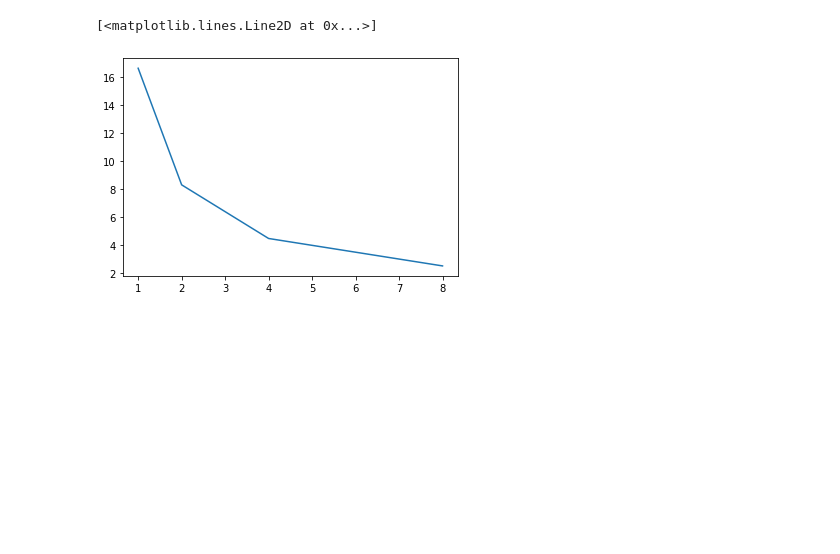
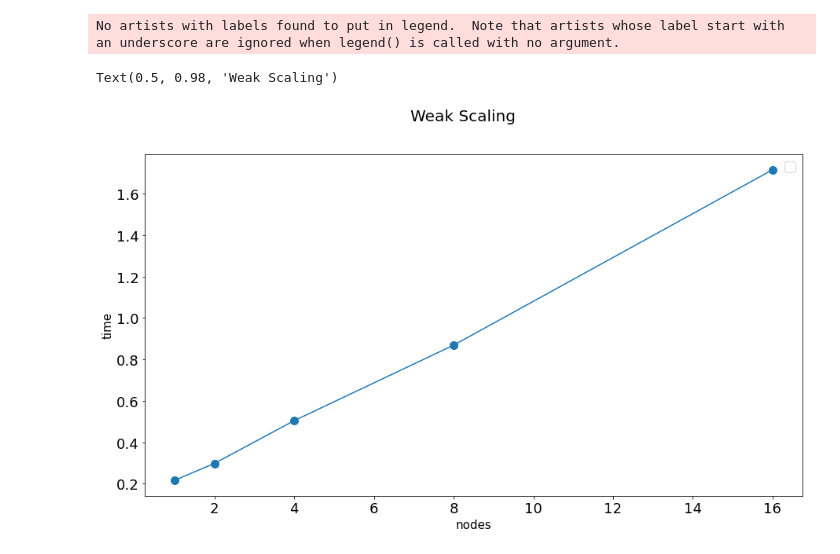
Before and after one commit to juexZZ/sparse-attention-c, a Jupyter notebook: result/result.ipynb, the cells around one changed output. Cells and saved outputs as stored; diff of their text form; code cells hidden in the pictures; blank space fills up the shorter version.

Commit message:
finalize data

```diff
--- a/result/result.ipynb
+++ b/result/result.ipynb
@@ -4,13 +4,15 @@ import pandas as pd
 import numpy as np
 import matplotlib.pyplot as plt
 # %%
-file_list=glob.glob('n32768d1024/*.out')
-columns=["nodes","threads","scatter time","gather time", "cal time", "total time", "message size"]
-result_df=pd.DataFrame(columns=columns)
+file_list=glob.glob('*/*.out')
+columns=["rows","nodes","threads","scatter time","gather time", "cal time", "total time", "message size"]
+result_df=pd.DataFrame(columns=columns,dtype=np.float64)
 # %%
 for file in file_list:
     df_row={}
     file_name=file
+    tmp_path=file_name.split('/')[0]
+    df_row["rows"]=int(tmp_path.replace('n','').split('d')[0])
     file_name=file_name.split('/')[1]
     file_name=file_name.split('.')[0]
     file_name=file_name.replace('n','')
@@ -39,12 +41,24 @@ for file in file_list:
     df_row["cal time"]=max(cal_time)
     df_row["total time"]=max(total_time)
     result_df=result_df.append(df_row,ignore_index=True)
-# %%
-tempdf=result_df[(result_df["threads"]==1)]
-tempdf=tempdf.sort_values(by=['nodes'])
-xdata=tempdf["nodes"]
-ydata=tempdf["total time"]
-plt.plot(xdata,ydata,label="1 thread")
-# %% [output]
-[<matplotlib.lines.Line2D at 0x...>]
-[figure, removed]
+# %%
+tempdf=result_df[(result_df["rows"]/result_df["nodes"]==2048) & (result_df["threads"]==1)]
+tempdf=tempdf.sort_values(by=['nodes'])
+xdata=tempdf["nodes"]
+ydata=tempdf["total time"]
+fig,ax=plt.subplots(1,1,figsize=(15,8)) # figure size
+plt.rcParams.update({'font.size': 18}) # font size
+label=""
+data_frame=None
+
+ax.plot(xdata,ydata,label=label,marker='o',markersize=10)
+ax.legend()
+plt.xticks(fontsize=18, rotation=0)
+plt.yticks(fontsize=18, rotation=0)
+ax.set_ylabel("time",fontsize=15) # y labels
+ax.set_xlabel("nodes",fontsize=15) # x labels
+plt.suptitle("Weak Scaling",fontsize=20) # title
+# %% [output]
+No artists with labels found to put in legend.  Note that artists whose label start with an underscore are ignored when legend() is called with no argument.
+Text(0.5, 0.98, 'Weak Scaling')
+[figure, added]
```
Also changed, not shown: parts of 1 cell of this notebook, 44 other files.
